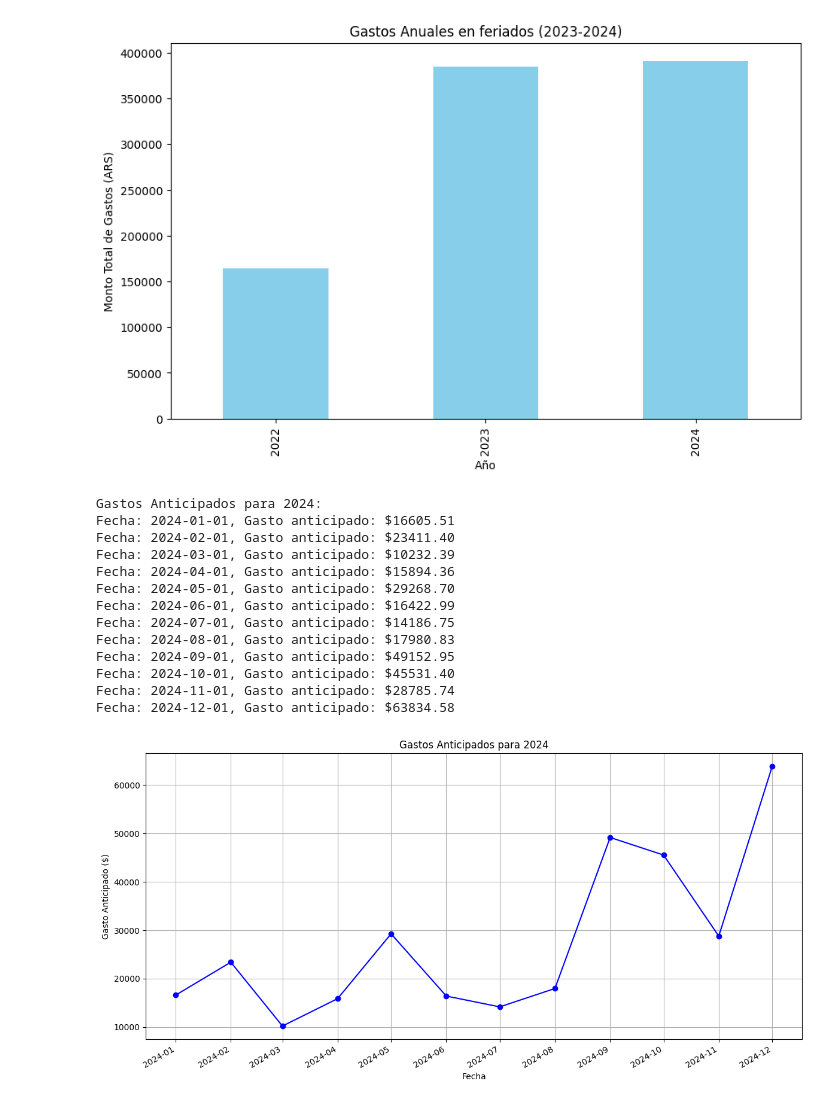
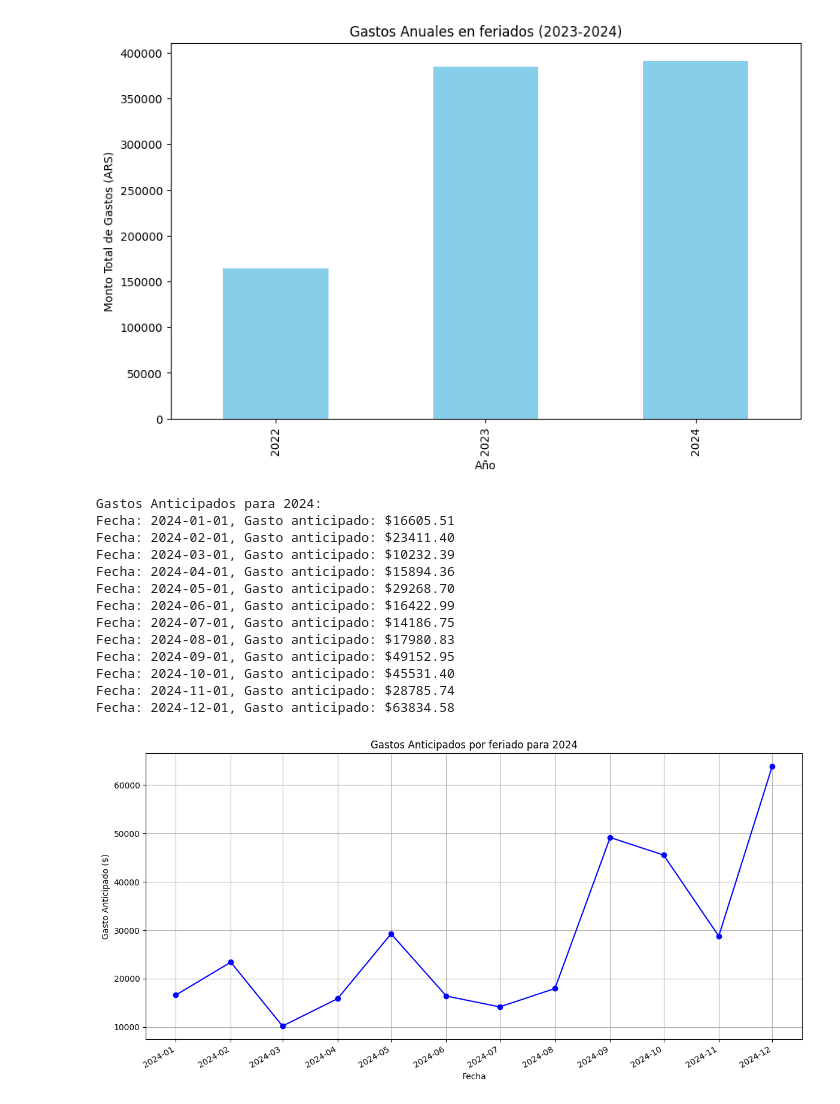
Before and after one commit to ValeriaYashan/analisis_datos, a Jupyter notebook: PREVISION_GASTOS_2024.ipynb, the cells around one changed output. Saved outputs shown, nothing was run; the diff lists cells and outputs as text; code cells hidden in the pictures.

```diff
--- a/PREVISION_GASTOS_2024.ipynb
+++ b/PREVISION_GASTOS_2024.ipynb
@@ -112,32 +112,32 @@ plt.figure(figsize=(12, 6))
 plt.plot(fechas_futuras, predicciones, marker='o', linestyle='-', color='blue')
 
 # Formatear el gráfico
-plt.title('Gastos Anticipados para 2024')
+plt.title('Gastos Anticipados por feriado para 2024')
 plt.xlabel('Fecha')
 plt.ylabel('Gasto Anticipado ($)')
 
 # Formatear las fechas en el eje x para mostrar solo año y mes
 plt.gca().xaxis.set_major_formatter(mdates.DateFormatter('%Y-%m'))
 plt.gca().xaxis.set_major_locator(mdates.MonthLocator())
 
 # Rotar las fechas para mejor lectura
 plt.gcf().autofmt_xdate()
 plt.grid(True)
 plt.tight_layout()
 plt.show()
 # %% [output]
 [figure]
 Gastos Anticipados para 2024:
 Fecha: 2024-01-01, Gasto anticipado: $16605.51
 Fecha: 2024-02-01, Gasto anticipado: $23411.40
 Fecha: 2024-03-01, Gasto anticipado: $10232.39
 Fecha: 2024-04-01, Gasto anticipado: $15894.36
 Fecha: 2024-05-01, Gasto anticipado: $29268.70
 Fecha: 2024-06-01, Gasto anticipado: $16422.99
 Fecha: 2024-07-01, Gasto anticipado: $14186.75
 Fecha: 2024-08-01, Gasto anticipado: $17980.83
 Fecha: 2024-09-01, Gasto anticipado: $49152.95
 Fecha: 2024-10-01, Gasto anticipado: $45531.40
 Fecha: 2024-11-01, Gasto anticipado: $28785.74
 Fecha: 2024-12-01, Gasto anticipado: $63834.58
-[figure, old version]
+[figure, new version]
```
